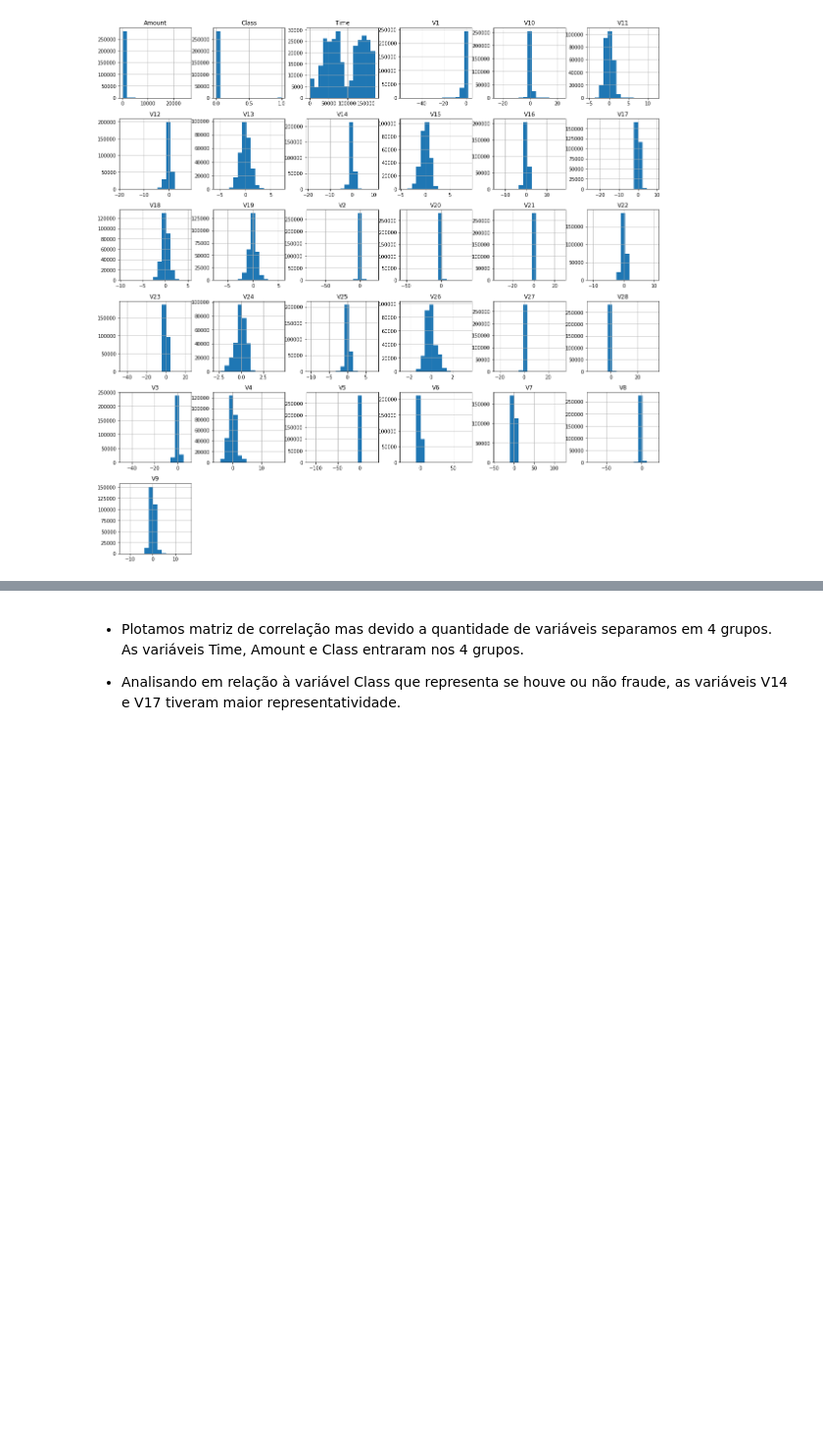
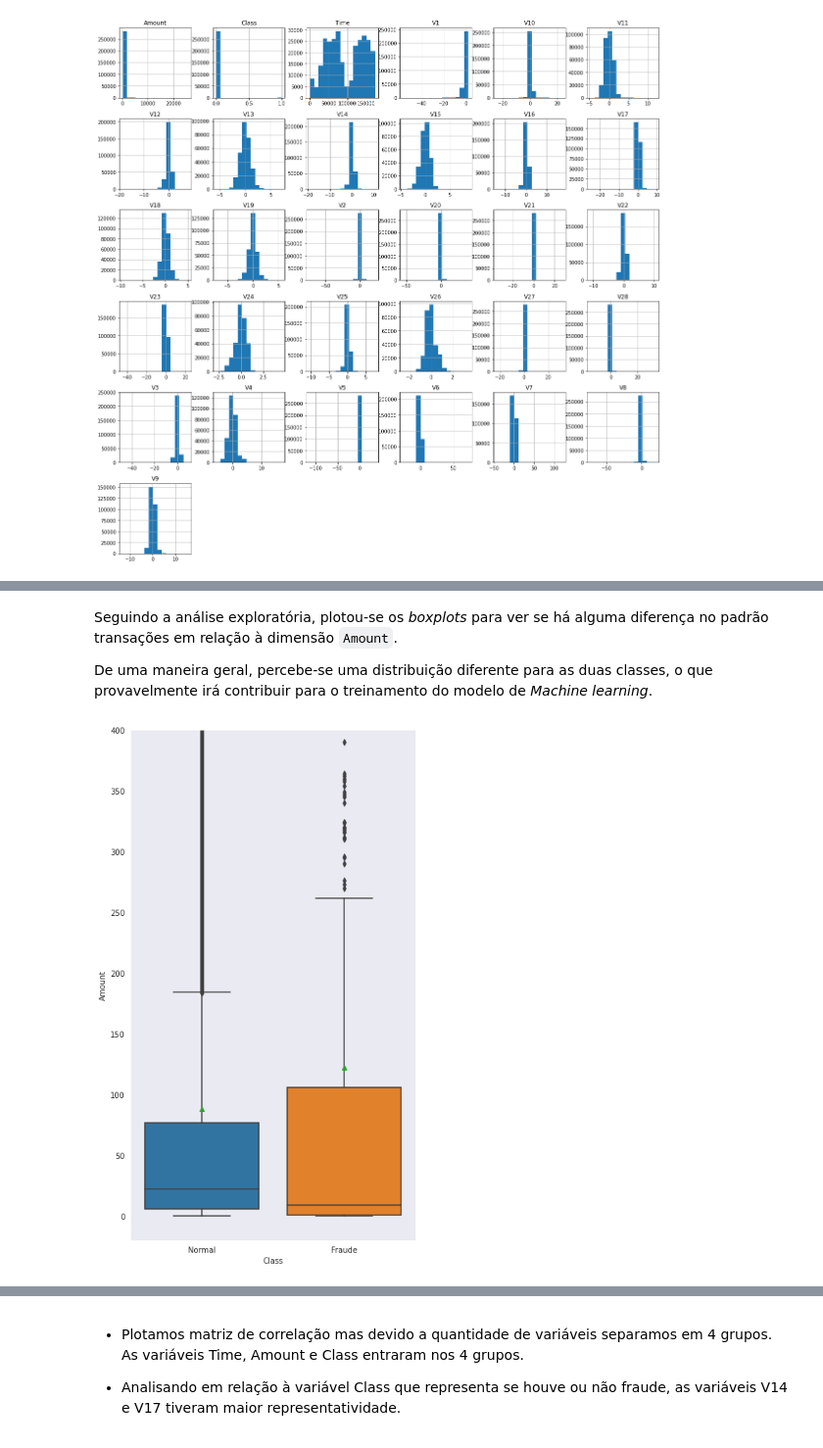
Before and after one commit to jtkomati/Portfolio, a Jupyter notebook: Detecção_de_Fraude_em_Cartões_de_Crédito.ipynb, the cells around one changed output, grey strips where cells are left out. Shown at 98% size. Saved outputs shown, nothing was run; the diff lists cells and outputs as text; code cells hidden in the pictures; blank space fills up the shorter version.

```diff
--- a/Detecção_de_Fraude_em_Cartões_de_Crédito.ipynb
+++ b/Detecção_de_Fraude_em_Cartões_de_Crédito.ipynb
@@ -137,0 +186,14 @@ df.hist(bins=15, figsize=(20,20));
+# %% [markdown]
+Seguindo a análise exploratória, plotou-se os *boxplots* para ver se há alguma diferença no padrão transações em relação à dimensão `Amount`.
+
+De uma maneira geral, percebe-se uma distribuição diferente para as duas classes, o que provavelmente irá contribuir para o treinamento do modelo de *Machine learning*.
+# %%
+fig, ax = plt.subplots(figsize=(6,10), sharex=True)
+
+sns.boxplot(df.Class, df.Amount, showmeans=True, ax=ax)
+plt.ylim((-20, 400))
+plt.xticks([0, 1], ['Normal', 'Fraude'])
+
+plt.tight_layout()
+# %% [output]
+[figure, added]
```
Also changed, not shown: parts of 46 cells of this notebook.
